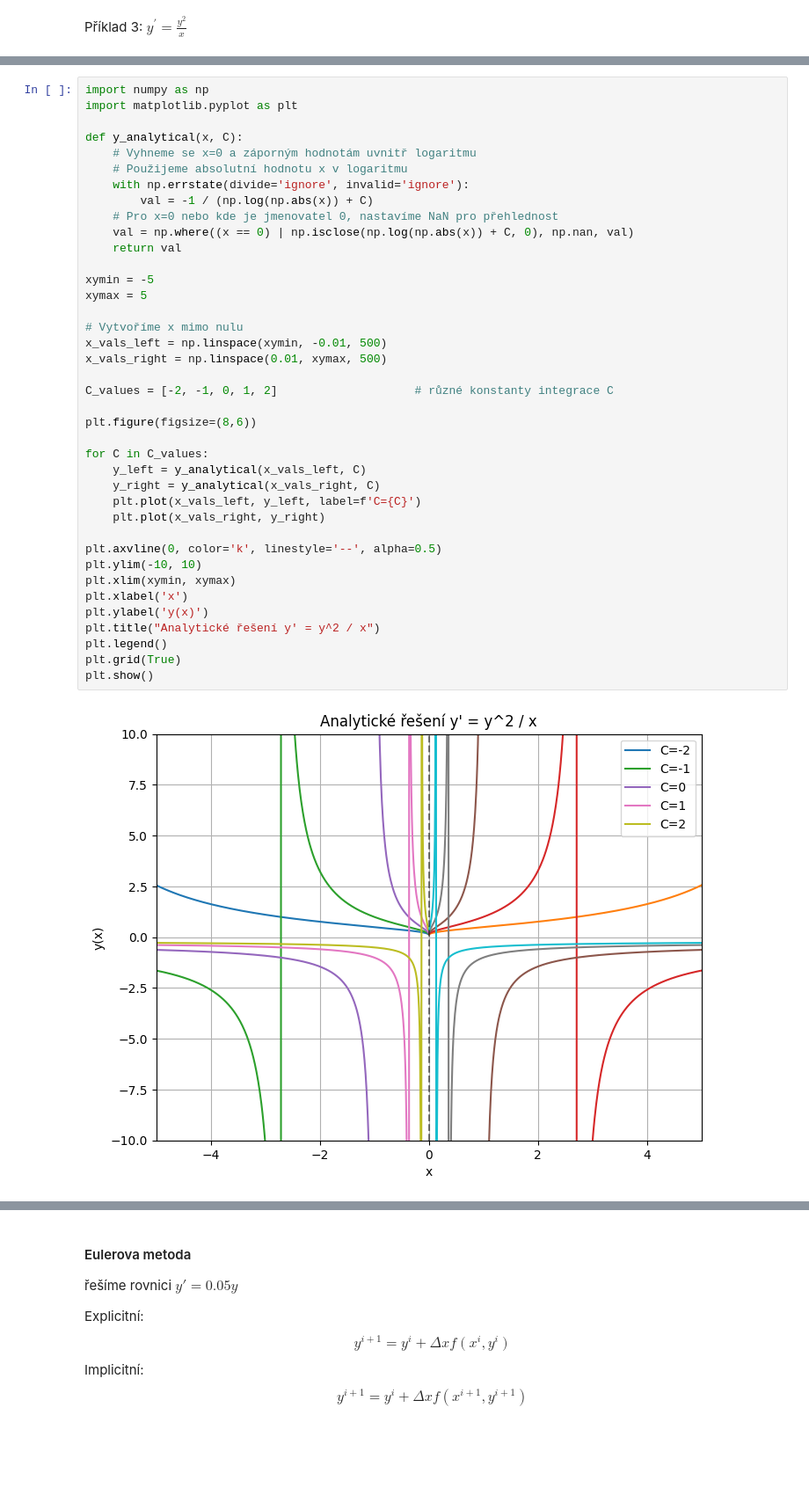
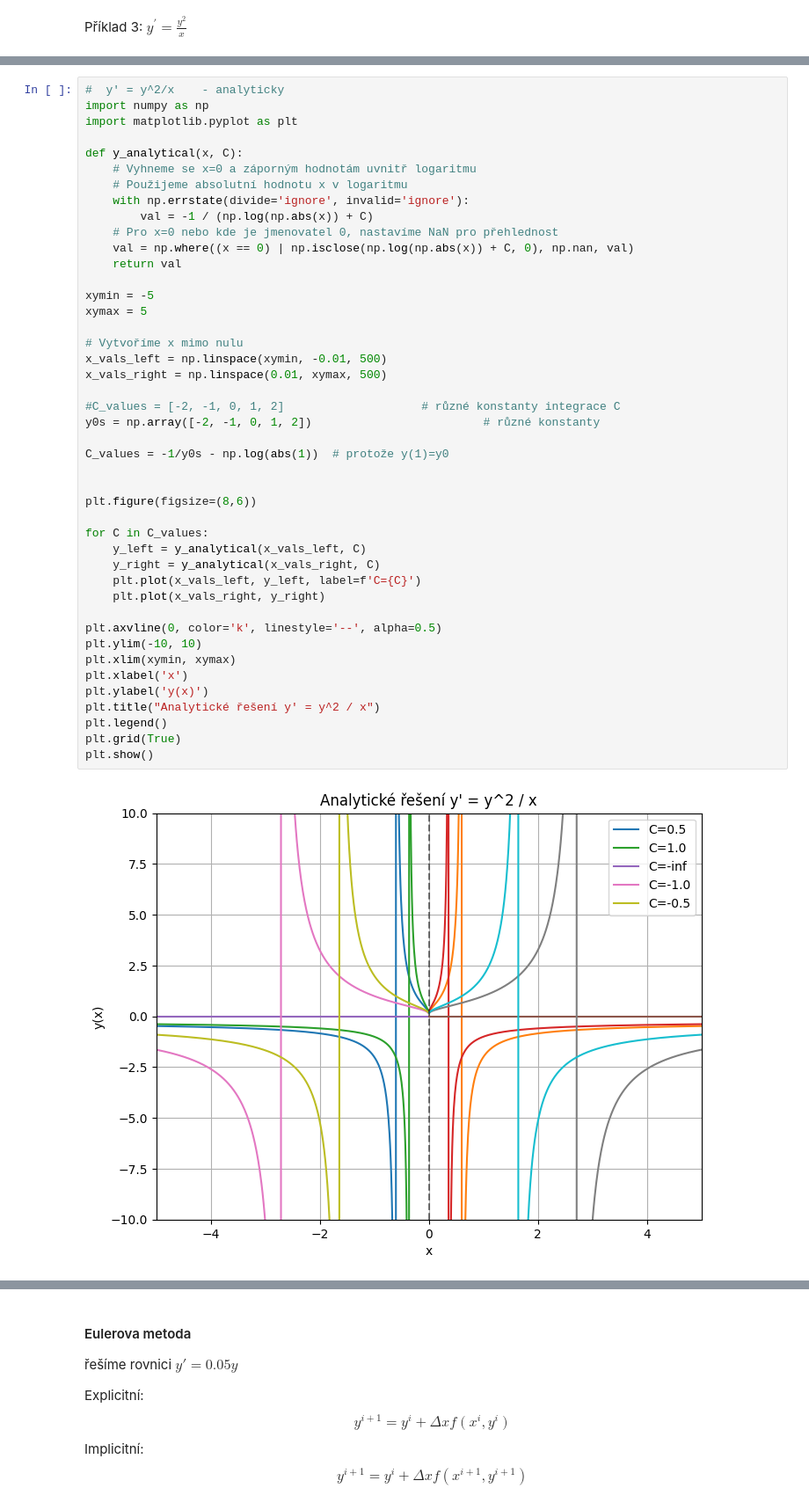
Before and after one commit to pkbcz/MSW2, a Jupyter notebook: 12 Diferencialni rovnice.ipynb, the cells around one changed output, grey strips where cells are left out. Shown at 88% size. Saved outputs shown, nothing was run; the diff lists cells and outputs as text; blank space fills up the shorter version.

```diff
--- a/12 Diferencialni rovnice.ipynb
+++ b/12 Diferencialni rovnice.ipynb
@@ -1302,4 +1452,5 @@ Analytické řešení:
 # %%
+#  y' = y^2/x    - analyticky
 import numpy as np
 import matplotlib.pyplot as plt
 
@@ -1311,32 +1462,36 @@ def y_analytical(x, C):
     # Pro x=0 nebo kde je jmenovatel 0, nastavíme NaN pro přehlednost
     val = np.where((x == 0) | np.isclose(np.log(np.abs(x)) + C, 0), np.nan, val)
     return val
 
 xymin = -5
 xymax = 5
 
 # Vytvoříme x mimo nulu
 x_vals_left = np.linspace(xymin, -0.01, 500)
 x_vals_right = np.linspace(0.01, xymax, 500)
 
-C_values = [-2, -1, 0, 1, 2]                    # různé konstanty integrace C
+#C_values = [-2, -1, 0, 1, 2]                    # různé konstanty integrace C
+y0s = np.array([-2, -1, 0, 1, 2])                         # různé konstanty
+
+C_values = -1/y0s - np.log(abs(1))  # protože y(1)=y0
+
 
 plt.figure(figsize=(8,6))
 
 for C in C_values:
     y_left = y_analytical(x_vals_left, C)
     y_right = y_analytical(x_vals_right, C)
     plt.plot(x_vals_left, y_left, label=f'C={C}')
     plt.plot(x_vals_right, y_right)
 
 plt.axvline(0, color='k', linestyle='--', alpha=0.5)
 plt.ylim(-10, 10)
 plt.xlim(xymin, xymax)
 plt.xlabel('x')
 plt.ylabel('y(x)')
 plt.title("Analytické řešení y' = y^2 / x")
 plt.legend()
 plt.grid(True)
 plt.show()
 # %% [output]
-[figure, old version]
+[figure, new version]
```
Also changed, not shown: parts of 13 cells of this notebook, 2 other files.
